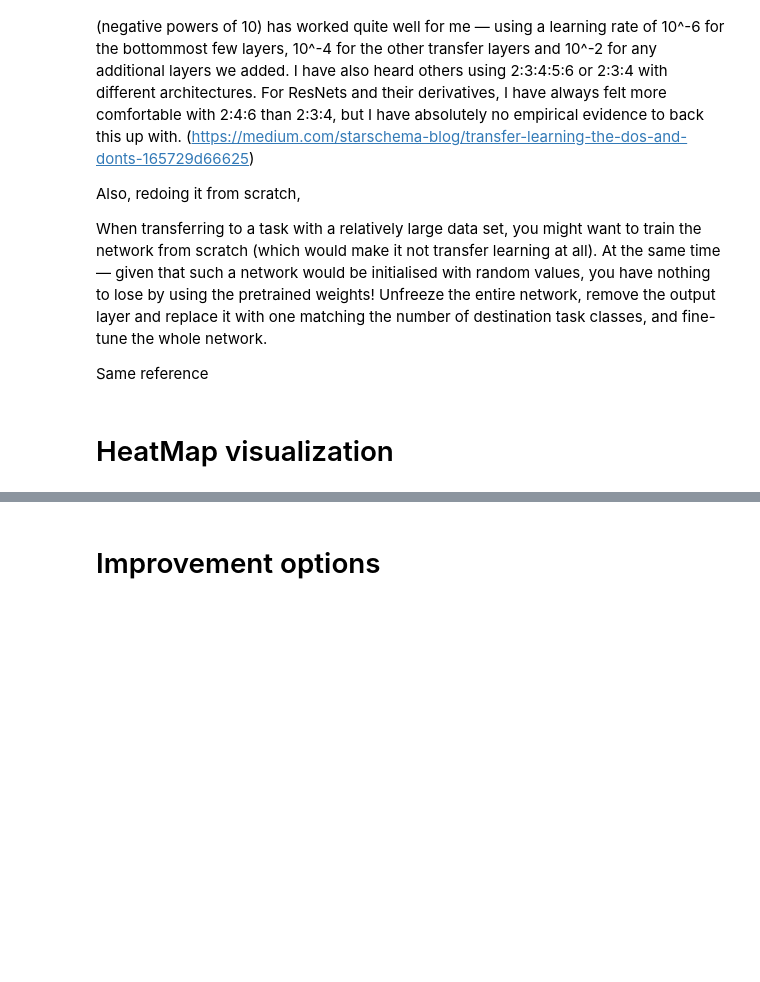
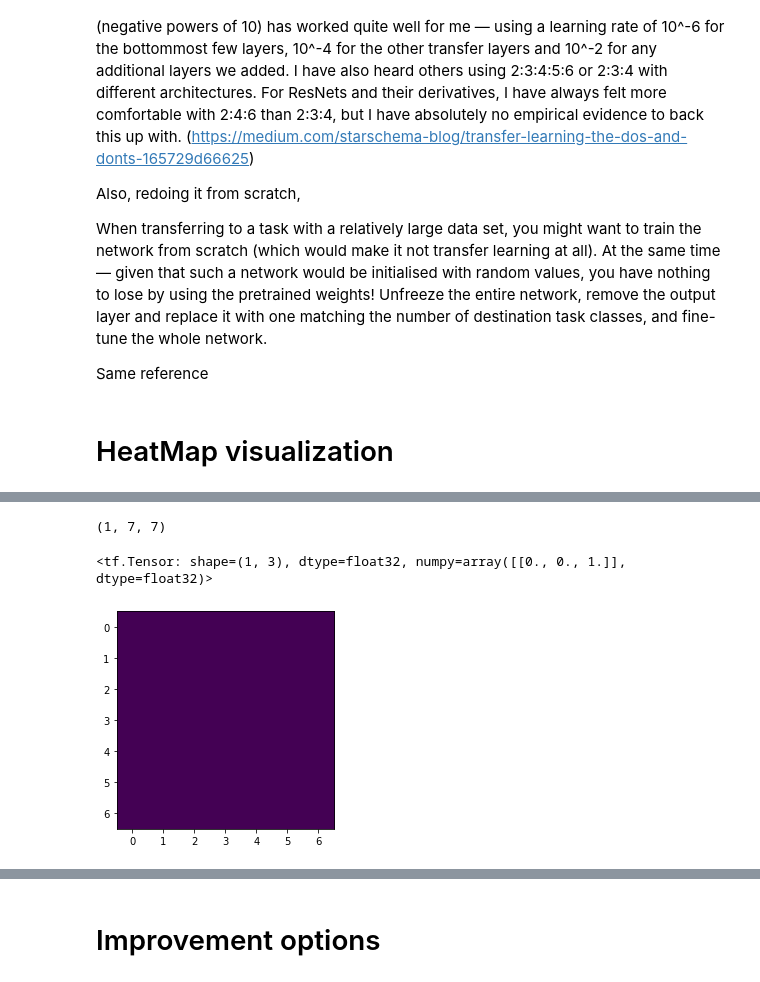
Before and after one commit to ensapra/TreballFinaldeGrau, a Jupyter notebook: ComputerVision/PantsModel_Training.ipynb, the cells around one changed output, grey strips where cells are left out. Drawn from its saved outputs; the diff is of its cells as text; code cells hidden in the pictures; blank space fills up the shorter version.

```diff
--- a/ComputerVision/PantsModel_Training.ipynb
+++ b/ComputerVision/PantsModel_Training.ipynb
@@ -708,0 +731,31 @@ gradCAM(r'Data\images_compressed\1b065c3c-0679-40af-9924-8de9986fdf66.jpg', mode
+# %%
+# Load pre-trained Keras model and the image to classify
+
+img = image.load_img(r'Data\images_compressed\1b065c3c-0679-40af-9924-8de9986fdf66.jpg', target_size=(224, 224))
+img_tensor = preprocessing.image.img_to_array(img)
+img_tensor = np.expand_dims(img_tensor, axis=0)
+img_tensor = preprocess_input(img_tensor)
+
+conv_layer = modelTest.get_layer("conv5_block3_out")
+heatmap_model = models.Model([modelTest.inputs], [conv_layer.output, modelTest.output])
+
+# Get gradient of the winner class w.r.t. the output of the (last) conv. layer
+with tf.GradientTape() as gtape:
+    conv_output, predictions = heatmap_model(img_tensor)
+    loss = predictions[:, np.argmax(predictions[0])]
+    grads = gtape.gradient(loss, conv_output)
+    pooled_grads = K.mean(grads, axis=(0, 1, 2))
+
+heatmap = tf.reduce_mean(tf.multiply(pooled_grads, conv_output), axis=-1)
+heatmap = np.maximum(heatmap, 0)
+max_heat = np.max(heatmap)
+if max_heat == 0:
+    max_heat = 1e-10
+heatmap /= max_heat
+
+print(heatmap.shape)
+plt.imshow(np.squeeze(heatmap))
+# %% [output]
+(1, 7, 7)
+<tf.Tensor: shape=(1, 3), dtype=float32, numpy=array([[0., 0., 1.]], dtype=float32)>
+[figure, added]
```
Also changed, not shown: parts of 20 cells of this notebook, 10 other files.
